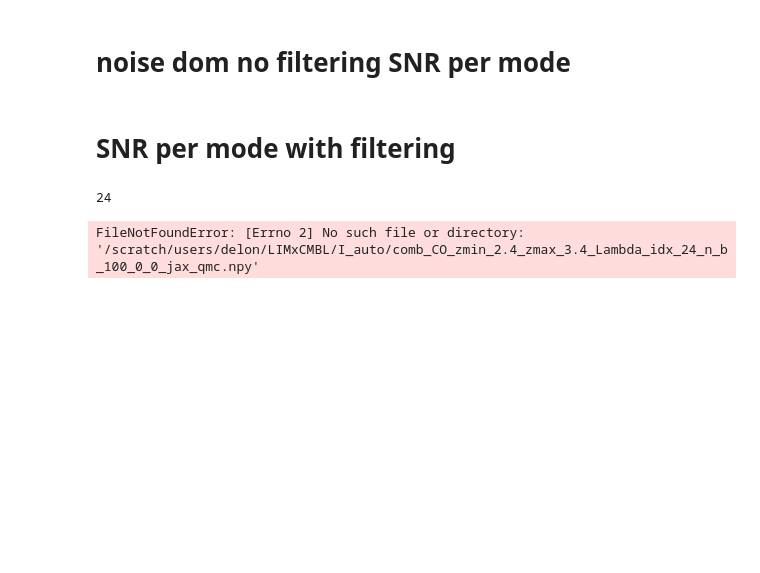
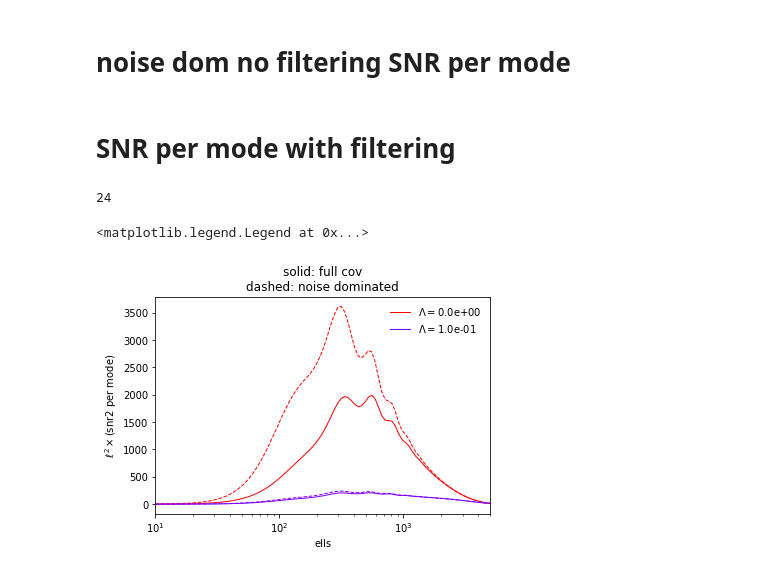
Before and after one commit to DelonShen/LIMxCMBL, a Jupyter notebook: 011.001.2025-03-12.COMAP-snr.ipynb, the cells around one changed output. Cells and saved outputs as stored; diff of their text form; code cells hidden in the pictures; blank space fills up the shorter version.

```diff
--- a/011.001.2025-03-12.COMAP-snr.ipynb
+++ b/011.001.2025-03-12.COMAP-snr.ipynb
@@ -162,10 +162,9 @@ for Lambda_idx in range(24, 25):
     #IHi_IHi############################################
     IHiIHi = np.zeros((len(ells), n_bins, n_bins))
 
-    asdf = 0
     for idx1 in trange(n_bins):
         for idx2 in range(idx1, n_bins):
-            IHiIHi_fname = '/scratch/users/delon/LIMxCMBL/I_auto/comb_'
+            IHiIHi_fname = '/scratch/users/delon/LIMxCMBL/I_auto/from_s3df/comb_'
             IHiIHi_fname += '%s_zmin_%.1f_zmax_%.1f_Lambda_idx_%d_n_b_%d_%d_%d_jax_qmc.npy'%(line_str,
                                                                                             zmin, zmax,
                                                                                             Lambda_idx,
@@ -173,7 +172,12 @@ for Lambda_idx in range(24, 25):
 
             IHiIHi[:, idx1, idx2] = np.load(IHiIHi_fname)
             IHiIHi[:, idx2, idx1] = IHiIHi[:, idx1, idx2]
-            asdf+=1
+
+    for ell_idx in range(len(ells)):
+        #Cheng and Higham, 1998
+        eigenvalues, eigenvectors = np.linalg.eig(IHiIHi[ell_idx])
+        patched_eigenvalues = np.where(eigenvalues <0, 0.0, eigenvalues)
+        IHiIHi[ell_idx] = eigenvectors @ np.diag(patched_eigenvalues) @ eigenvectors.T
 
     ####################################################
     #eHI eHI############################################
@@ -189,6 +193,7 @@ for Lambda_idx in range(24, 25):
     #l -> ells
     #x -> chi
     #y -> chi'
+
     cov  = np.einsum('l  , xy->lxy', (ClKK + f_N0(ells)),  Pei * eHIeHI_binned)
     cov += np.einsum('l  ,lxy->lxy', (ClKK + f_N0(ells)),  IHiIHi)
     cov += np.einsum('lx ,l y->lxy', IHi_kappa, IHi_kappa)
@@ -214,4 +219,3 @@ for Lambda_idx in range(24, 25):
     ####################################################
 # %% [output]
 24
-FileNotFoundError: [Errno 2] No such file or directory: '/scratch/users/delon/LIMxCMBL/I_auto/comb_CO_zmin_2.4_zmax_3.4_Lambda_idx_24_n_b_100_0_0_jax_qmc.npy'
@@ -224,19 +223,25 @@ plt.imshow(IHiIHi[2])
 Lambdas = np.array(sorted(list(SNR2_per_mode_full.keys())))
 # %%
 rainbow_colors = plt.cm.rainbow(np.linspace(0, 1, len(SNR2_per_mode_full)))
-plt.rcParams['axes.prop_cycle'] = plt.cycler(color=rainbow_colors[::-1])
+rainbow_colors = rainbow_colors[::-1]
 # %%
 plt.figure(facecolor = 'w')
-for Lambda in Lambdas:
+
+for Lambda_idx, Lambda in enumerate(Lambdas):
     label = None
-    if(Lambda == 1e-5 or Lambda == 1e-1):
+    if(Lambda == 0.0 or Lambda == 1e-1):
         label = r'$\Lambda=$%.1e'%(Lambda)
-    plt.plot(ells, ells**2 * SNR2_per_mode_full[Lambda], label=label, lw = 1)
-
-
+    plt.plot(ells, ells**2 * SNR2_per_mode_full[Lambda],
+             label=label, lw = 1, c=rainbow_colors[Lambda_idx])
+    plt.plot(ells, ells**2 * SNR2_per_mode_noise_dom[Lambda],
+             lw = 1, ls='--', c=rainbow_colors[Lambda_idx])
 
 plt.xscale('log')
 plt.xlabel('ells')
-plt.title('binned full cov')
+plt.title('solid: full cov\ndashed: noise dominated')
 plt.ylabel(r'$\ell^2\times$(snr2 per mode)')
+plt.xlim(min(ells), max(ells))
 plt.legend(frameon=False)
+# %% [output]
+<matplotlib.legend.Legend at 0x...>
+[figure, added]
```
Also changed, not shown: parts of 6 cells of this notebook, 3 other files.
